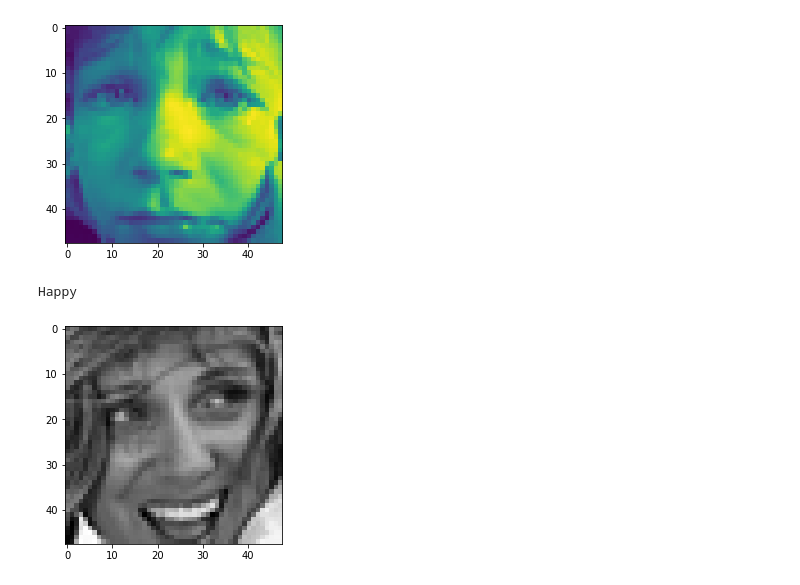
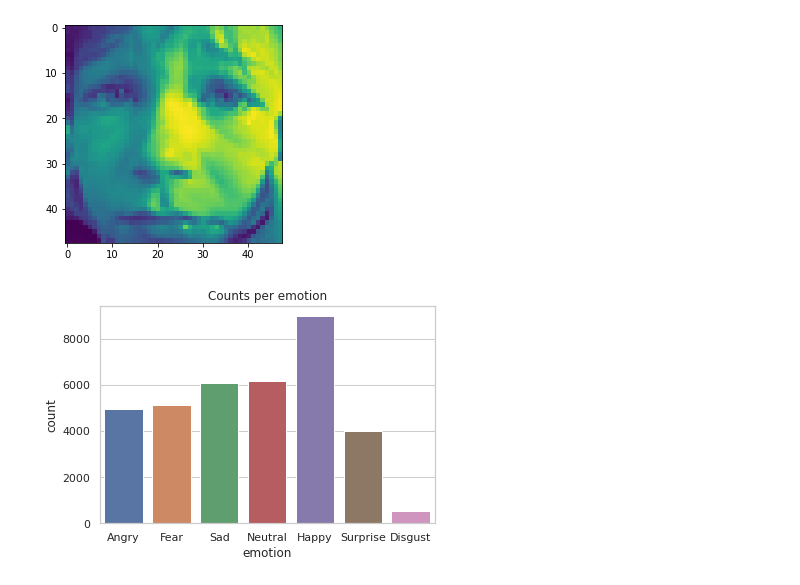
Before and after one commit to uninstallit/ATI736, a Jupyter notebook: Final/preprocess.ipynb, the cells around one changed output. Drawn from its saved outputs; the diff is of its cells as text; code cells hidden in the pictures.

```diff
--- a/Final/preprocess.ipynb
+++ b/Final/preprocess.ipynb
@@ -61,13 +54,14 @@ print(df.label[id])
 # %% [output]
 Sad
 [figure]
-# %%
-id = 32
-image = np.reshape(np.array(df.pixels[id].split(' ')).astype(int),(48,48))
-plt.imshow(image,cmap=plt.cm.gray)
-print(df.label[id])
-# %% [output]
-Happy
-[figure, removed]
+# %%
+import seaborn as sns
+sns.set_theme(style="whitegrid")
+ax = sns.countplot(x="label", data=df)
+ax.set(ylabel="count", xlabel="emotion")
+plt.title("Counts per emotion")
+sns.reset_orig()
+# %% [output]
+[figure, added]
 # %%
 train = df[df.Usage == 'Training']
```
Also changed, not shown: parts of 4 cells of this notebook.
